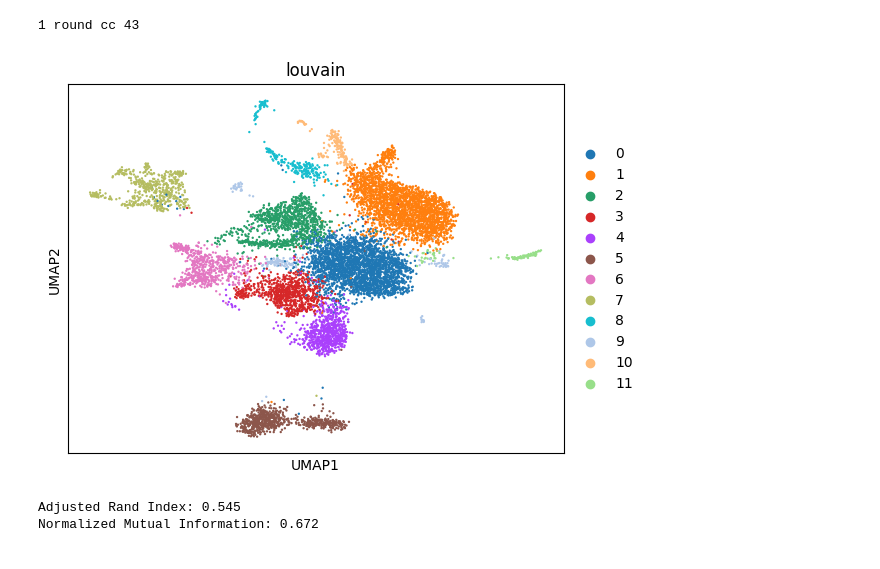
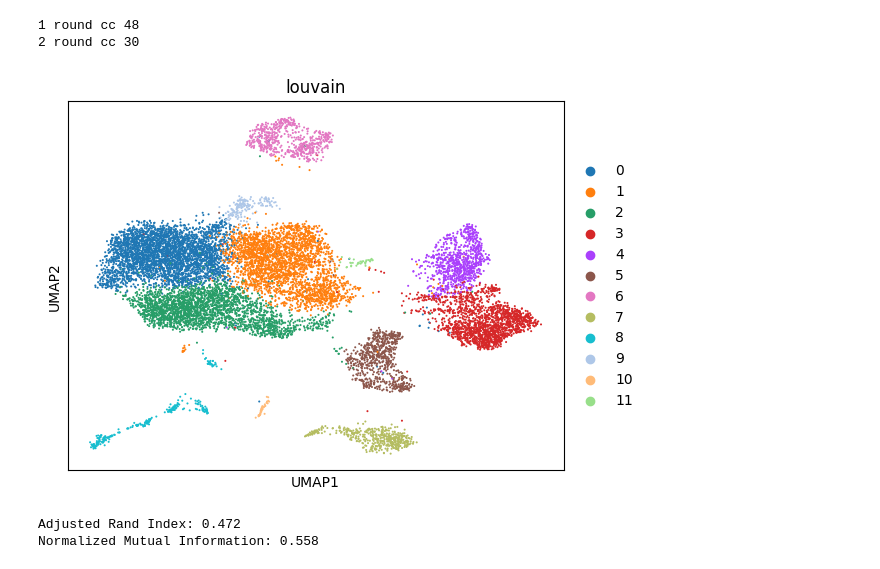
Before and after one commit to ZW471/MultiOmicsIntegration, a Jupyter notebook: evaluation/mojitoo_eval.ipynb, the cells around one changed output. Saved outputs shown, nothing was run; the diff lists cells and outputs as text; code cells hidden in the pictures.

Commit message:
fix mojitoo eval for other datasets

```diff
--- a/evaluation/mojitoo_eval.ipynb
+++ b/evaluation/mojitoo_eval.ipynb
@@ -14,35 +14,52 @@ from utils.eval_utils import (
     compute_structure_preservation
 )
 # %%
-protein_data = sc.read_h5ad("./../datasets/data/processed/LUNG-CITE_ADT.h5ad")
-rna_data = sc.read_h5ad("./../datasets/data/processed/LUNG-CITE_RNA.h5ad")
+adt_data = sc.read_h5ad("./../datasets/data/processed/PBMC-DOGMA_adt.h5ad")
+rna_data = sc.read_h5ad("./../datasets/data/processed/PBMC-DOGMA_RNA.h5ad")
+atac_data = sc.read_h5ad("./../datasets/data/processed/PBMC-DOGMA_atac.h5ad")
-# %%
-adt = protein_data
-rna = rna_data
-
-
-protein_data.obsm["pca"] = rna.obsm["X_pca"]
-protein_data.obsm["apca"] = adt.obsm["X_apca"]
-
-
-mojitoo.mojitoo(protein_data, reduction_list=["pca", "apca"],  dims_list=(range(50), range(1,50)),reduction_name='mojitoo', overwrite=True)
-# %% [output]
-1 round cc 43
+# %%
+if "X_pca" not in rna_data.obsm:
+    sc.tl.pca(rna_data, svd_solver='arpack')
+
+# For ADT (protein/epitope data)
+if "X_pca" not in adt_data.obsm:  # assuming ADT PCA is stored as "X_pca"
+    sc.tl.pca(adt_data, n_comps=30)  # often 30 PCs are used for ADT
+
+# For ATAC, assume LSI is already computed and stored in "X_lsi"
+# Remove the first component to get a refined LSI representation:
+atac_data.obsm["lsi"] = atac_data.obsm["X_lsi"][:, 1:]
+
+adata = rna_data.copy()
+adata.obsm["pca"] = rna_data.obsm["X_pca"]      # RNA modality
+adata.obsm["apca"] = adt_data.obsm["X_pca"]       # ADT modality (PCA reduction)
+adata.obsm["lsi"] = atac_data.obsm["lsi"]        # ATAC modality (LSI reduction)
+
+mojitoo.mojitoo(
+    adata,
+    reduction_list=["pca", "lsi", "apca"],
+    dims_list=(
+        range(adata.obsm["pca"].shape[1]),
+        range(adata.obsm["lsi"].shape[1]),
+        range(adata.obsm["apca"].shape[1])
+    ),
+    reduction_name='mojitoo',
+    overwrite=True
+)
+# %% [output]
+1 round cc 48
+2 round cc 30
 # %%
-# 2) Build neighbor graph, run clustering
-sc.pp.neighbors(protein_data, use_rep='mojitoo')
-sc.tl.louvain(protein_data, resolution=0.5)
-sc.tl.umap(protein_data)
-
-# 3) Visualize
-sc.pl.embedding(protein_data, basis='umap', color='louvain')
+sc.pp.neighbors(adata, use_rep='mojitoo')
+sc.tl.louvain(adata, resolution=0.5)
+sc.tl.umap(adata)
+sc.pl.embedding(adata, basis='umap', color='louvain')
 # %% [output]
-[figure, old version]
+[figure, new version]
 # %%
 
 # 4) Evaluate ARI and NMI
 ari, nmi = compute_ari_nmi(
-    adata=protein_data,
+    adata=adata,
     cluster_key="louvain",
     truth_key="celltype"
 )
@@ -52,8 +69,8 @@ print(f"Normalized Mutual Information: {nmi:.3f}")
 # ARI should be between 0.5 to 0.9 depending on the dataset and number of cell types (above 0.7 means good clustering)
 # NMI typically between 0.5-0.8
 # %% [output]
-Adjusted Rand Index: 0.545
-Normalized Mutual Information: 0.672
+Adjusted Rand Index: 0.472
+Normalized Mutual Information: 0.558
 # %%
 # 5) Evaluate Silhouette Score
 sil_score = compute_silhouette(
```
Also changed, not shown: parts of 1 cell of this notebook.
